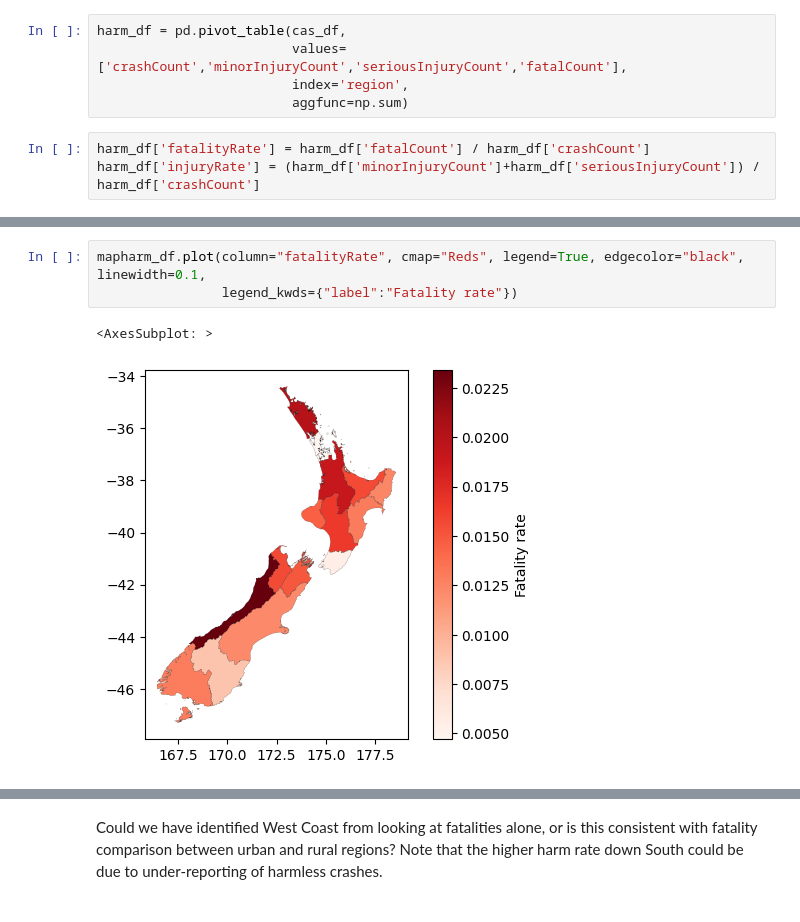
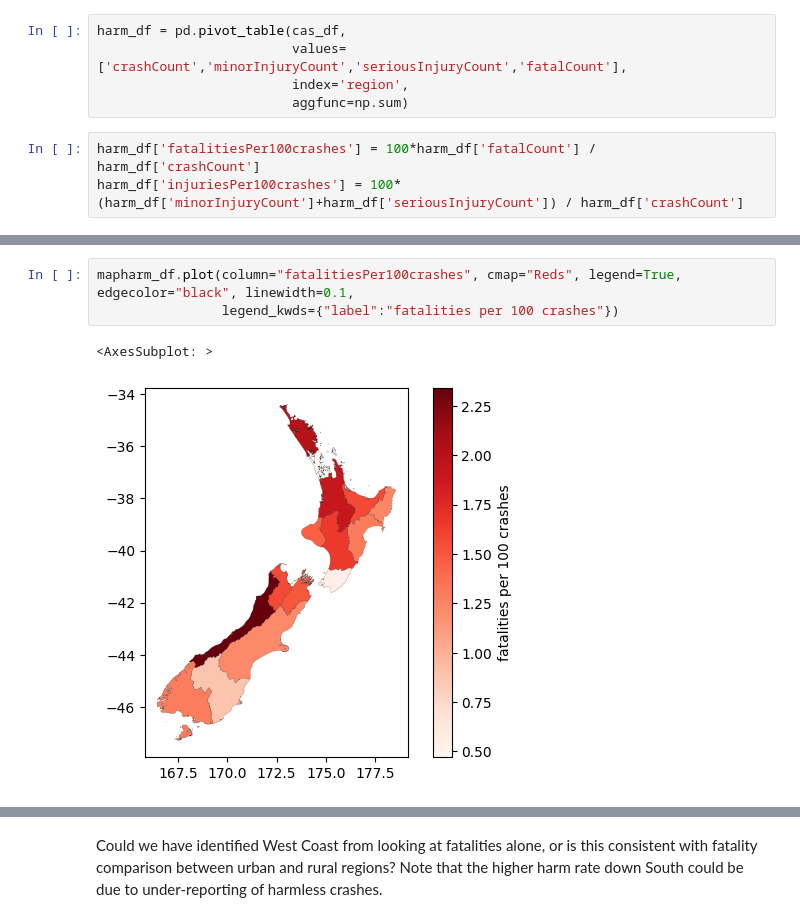
Before and after one commit to dmitrische/cas-data-exploration, a Jupyter notebook: assignment.ipynb, the cells around one changed output, grey strips where cells are left out. Saved outputs shown, nothing was run; the diff lists cells and outputs as text.

```diff
--- a/assignment.ipynb
+++ b/assignment.ipynb
@@ -266,8 +329,8 @@ harm_df = pd.pivot_table(cas_df,
                          index='region',
                          aggfunc=np.sum)
 # %%
-harm_df['fatalityRate'] = harm_df['fatalCount'] / harm_df['crashCount']
-harm_df['injuryRate'] = (harm_df['minorInjuryCount']+harm_df['seriousInjuryCount']) / harm_df['crashCount']
+harm_df['fatalitiesPer100crashes'] = 100*harm_df['fatalCount'] / harm_df['crashCount']
+harm_df['injuriesPer100crashes'] = 100*(harm_df['minorInjuryCount']+harm_df['seriousInjuryCount']) / harm_df['crashCount']
 # %%
 mapharm_df = pd.concat([map_df,harm_df], axis=1)
 mapharm_df
@@ -298,6 +362,6 @@ array([<AxesSubplot: title={'center': 'injuryRate'}>,
 # %%
-mapharm_df.plot(column="fatalityRate", cmap="Reds", legend=True, edgecolor="black", linewidth=0.1,
-                legend_kwds={"label":"Fatality rate"})
+mapharm_df.plot(column="fatalitiesPer100crashes", cmap="Reds", legend=True, edgecolor="black", linewidth=0.1,
+                legend_kwds={"label":"fatalities per 100 crashes"})
 # %% [output]
 <AxesSubplot: >
-[figure, old version]
+[figure, new version]
```
Also changed, not shown: parts of 24 cells of this notebook, 2 other files.
